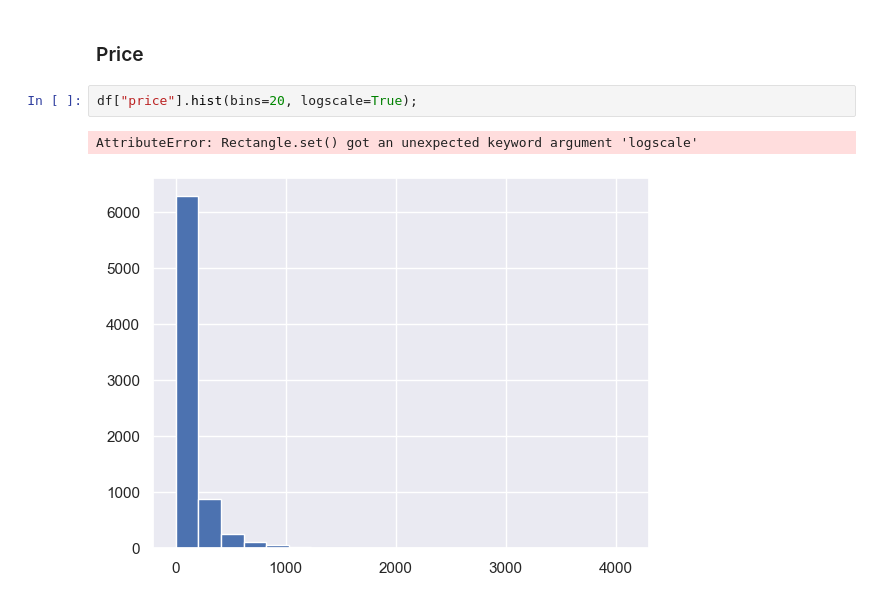
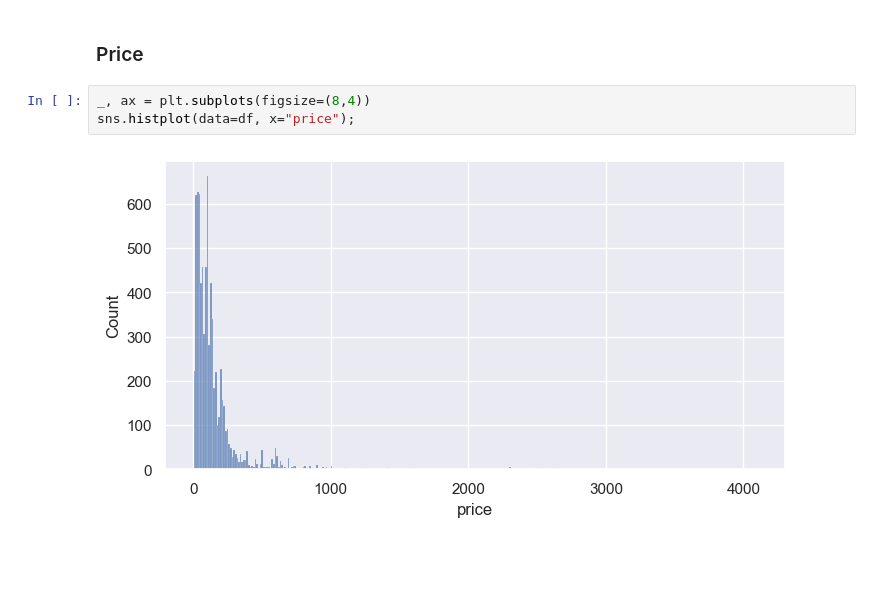
Before and after one commit to Vicalg/EcommerceBr, a Jupyter notebook: Notebooks/data_wrangling.ipynb, the cells around one changed output. Cells and saved outputs as stored; diff of their text form; blank space fills up the shorter version.

Commit message:
Updating the notebook - Adding visualizations for the lasts variables

```diff
--- a/Notebooks/data_wrangling.ipynb
+++ b/Notebooks/data_wrangling.ipynb
@@ -131,8 +134,8 @@ df["product_name"] = df["product_name"].astype("category")
 [figure]
 # %% [markdown]
 ### Price
-# %%
-df["price"].hist(bins=20, logscale=True);
-# %% [output]
-AttributeError: Rectangle.set() got an unexpected keyword argument 'logscale'
-[figure, removed]
+# %%
+_, ax = plt.subplots(figsize=(8,4))
+sns.histplot(data=df, x="price");
+# %% [output]
+[figure, added]
```
Also changed, not shown: parts of 9 cells of this notebook.
